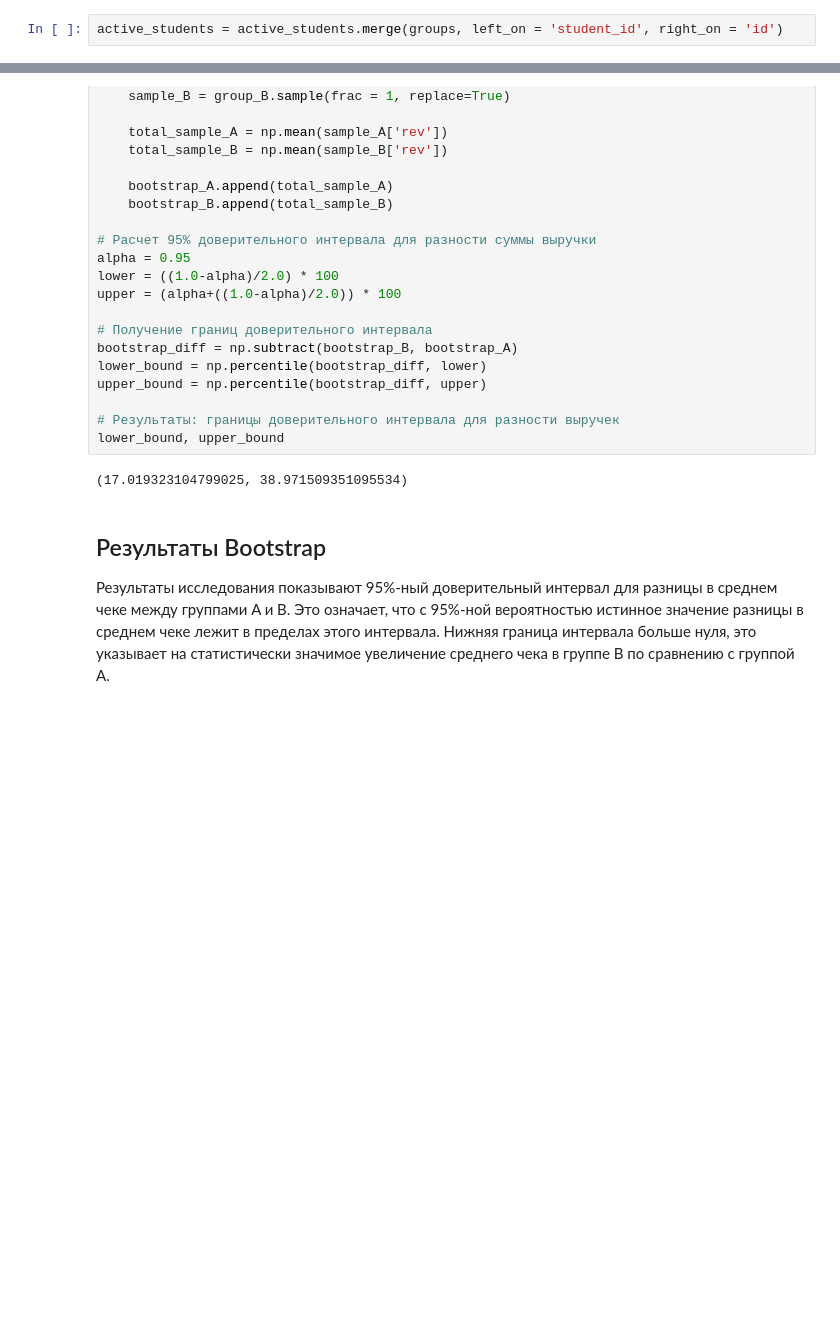
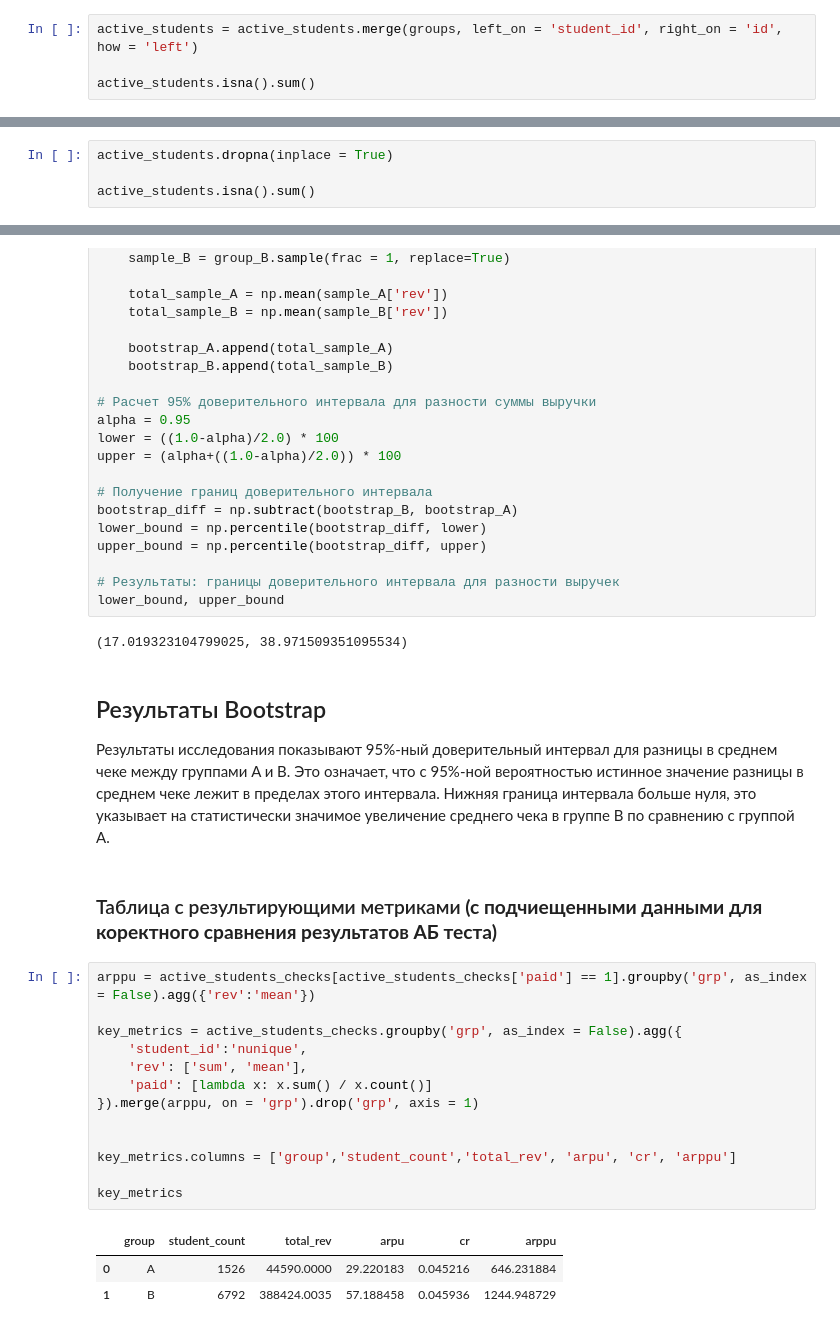
Before and after one commit to nnefil/education_platform, a Jupyter notebook: final_project_nevedrovfo.ipynb, the cells around one changed output, grey strips where cells are left out. Drawn from its saved outputs; the diff is of its cells as text; blank space fills up the shorter version.

```diff
--- a/final_project_nevedrovfo.ipynb
+++ b/final_project_nevedrovfo.ipynb
@@ -159,4 +160,6 @@ Name: grp, dtype: int64
 # %% [markdown]
 Посмотрим так же на отношение активных студентов из контрольной и эксперементальной групп.
 # %%
-active_students = active_students.merge(groups, left_on = 'student_id', right_on = 'id')
+active_students = active_students.merge(groups, left_on = 'student_id', right_on = 'id', how = 'left')
+
+active_students.isna().sum()
@@ -162,0 +173,4 @@ active_students = active_students.merge(groups, left_on = 'student_id', right_on
+# %%
+active_students.dropna(inplace = True)
+
+active_students.isna().sum()
@@ -517,6 +534,25 @@ lower_bound, upper_bound
 Результаты исследования показывают 95%-ный доверительный интервал для разницы в среднем чеке между группами A и B.
 Это означает, что с 95%-ной вероятностью истинное значение разницы в среднем чеке лежит в пределах этого интервала.
 Нижняя граница интервала больше нуля, это указывает на статистически значимое увеличение среднего чека в группе B по сравнению с группой A.
+# %% [markdown]
+### Таблица с результирующими метриками **(с подчиещенными данными для коректного сравнения результатов АБ теста)**
+# %%
+arppu = active_students_checks[active_students_checks['paid'] == 1].groupby('grp', as_index = False).agg({'rev':'mean'})
+
+key_metrics = active_students_checks.groupby('grp', as_index = False).agg({
+    'student_id':'nunique',
+    'rev': ['sum', 'mean'],
+    'paid': [lambda x: x.sum() / x.count()]
+}).merge(arppu, on = 'grp').drop('grp', axis = 1)
+
+
+key_metrics.columns = ['group','student_count','total_rev', 'arpu', 'cr', 'arppu']
+
+key_metrics
+# %% [output]
+|  | group | student_count | total_rev | arpu | cr | arppu |
+| 0 | A | 1526 | 44590.0000 | 29.220183 | 0.045216 | 646.231884 |
+| 1 | B | 6792 | 388424.0035 | 57.188458 | 0.045936 | 1244.948729 |
 # %% [markdown]
 ## **Финальные результаты:**
 - Для оценки результатов внедрения новой механники оплаты был проведен  анализ результатов АБ теста.
```
Also changed, not shown: parts of 24 cells of this notebook.
